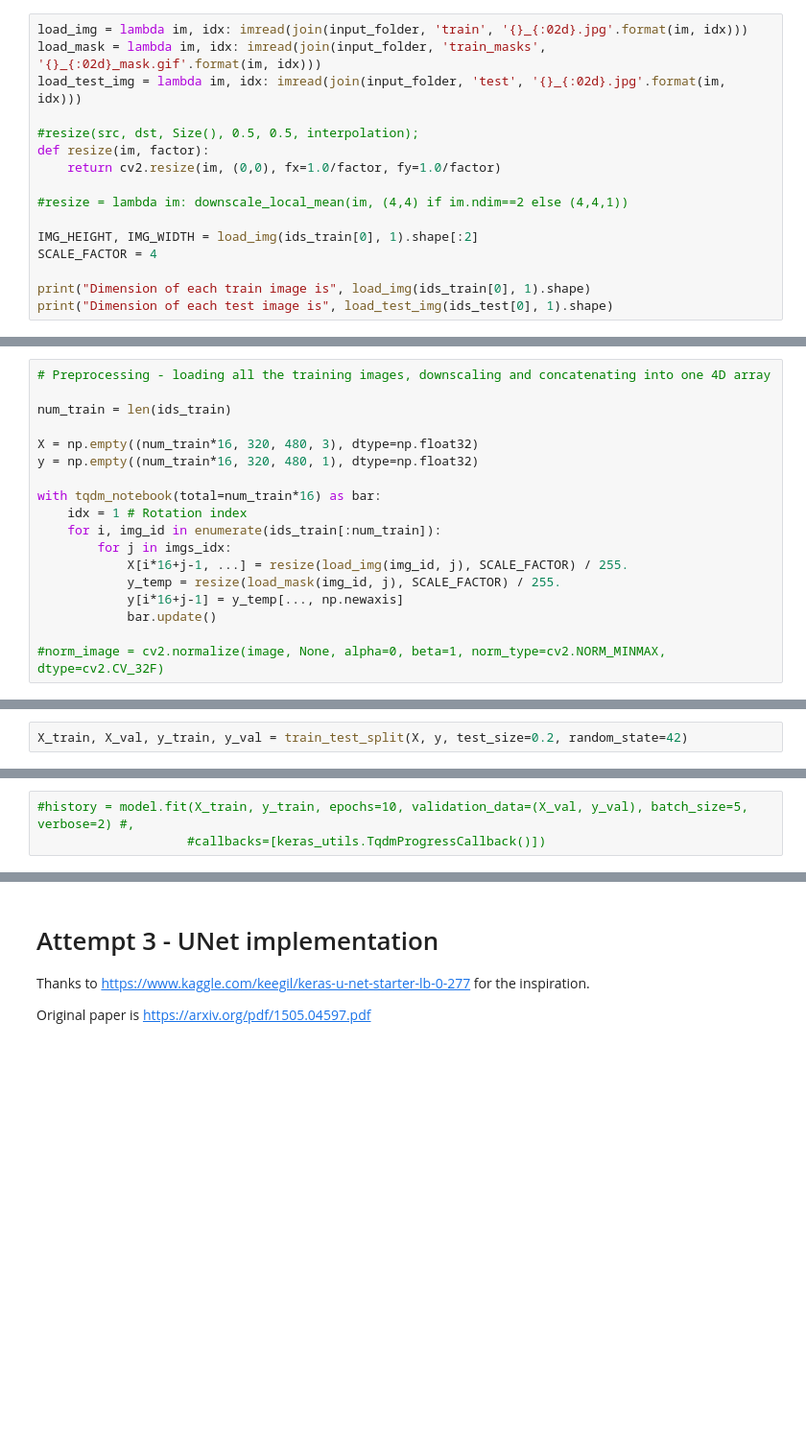
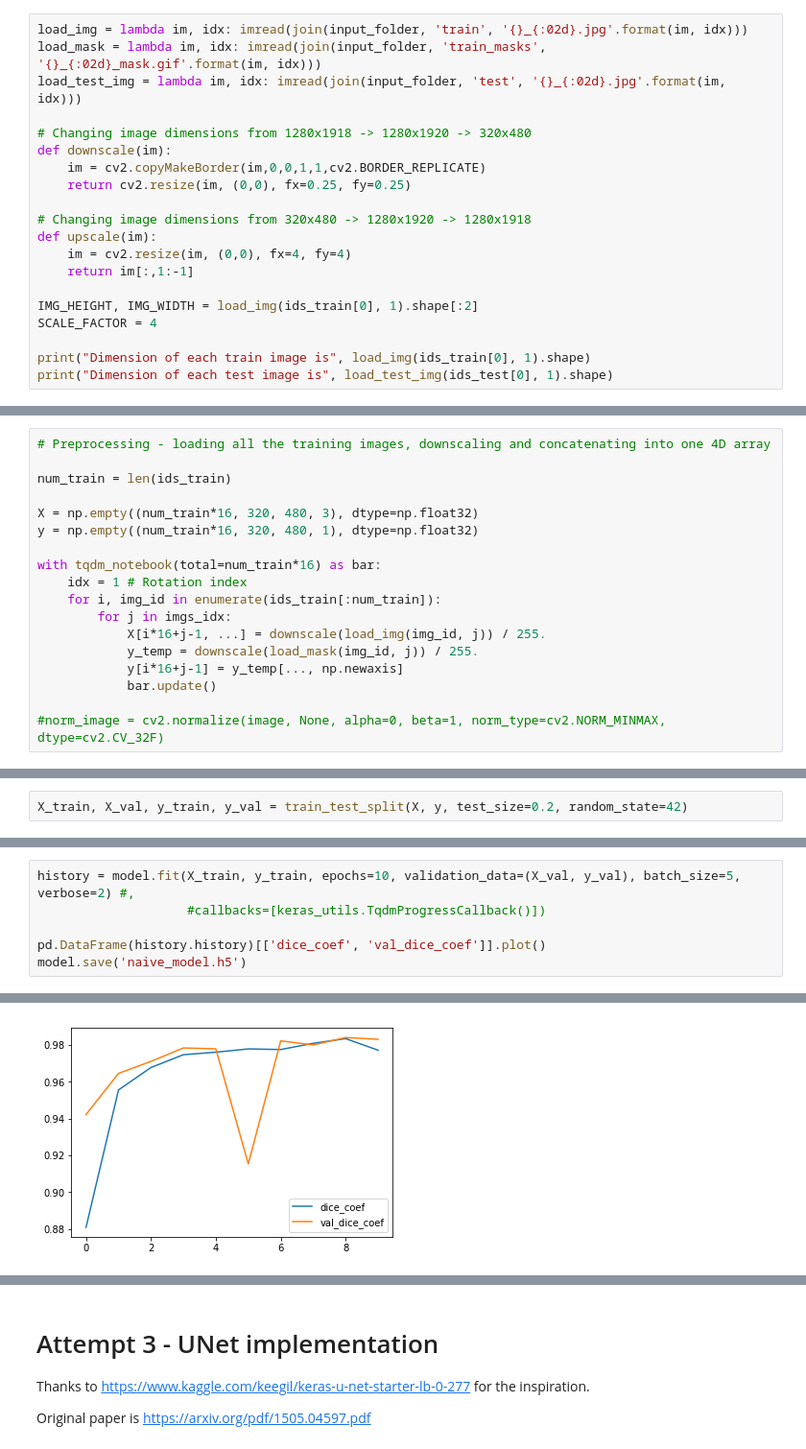
Before and after one commit to johnmicahreid/carvana_challenge, a Jupyter notebook: Carvana_v2.ipynb, the cells around one changed output, grey strips where cells are left out. Shown at 96% size. Drawn from its saved outputs; the diff is of its cells as text; blank space fills up the shorter version.

Commit message:
Adding in trained models

```diff
--- a/Carvana_v2.ipynb
+++ b/Carvana_v2.ipynb
@@ -38,11 +38,15 @@ load_img = lambda im, idx: imread(join(input_folder, 'train', '{}_{:02d}.jpg'.fo
 load_mask = lambda im, idx: imread(join(input_folder, 'train_masks', '{}_{:02d}_mask.gif'.format(im, idx)))
 load_test_img = lambda im, idx: imread(join(input_folder, 'test', '{}_{:02d}.jpg'.format(im, idx)))
 
-#resize(src, dst, Size(), 0.5, 0.5, interpolation);
-def resize(im, factor):
-    return cv2.resize(im, (0,0), fx=1.0/factor, fy=1.0/factor)
+# Changing image dimensions from 1280x1918 -> 1280x1920 -> 320x480
+def downscale(im):
+    im = cv2.copyMakeBorder(im,0,0,1,1,cv2.BORDER_REPLICATE)
+    return cv2.resize(im, (0,0), fx=0.25, fy=0.25)
 
-#resize = lambda im: downscale_local_mean(im, (4,4) if im.ndim==2 else (4,4,1))
+# Changing image dimensions from 320x480 -> 1280x1920 -> 1280x1918
+def upscale(im):
+    im = cv2.resize(im, (0,0), fx=4, fy=4)
+    return im[:,1:-1]
 
 IMG_HEIGHT, IMG_WIDTH = load_img(ids_train[0], 1).shape[:2]
 SCALE_FACTOR = 4
@@ -85,8 +82,8 @@ with tqdm_notebook(total=num_train*16) as bar:
     idx = 1 # Rotation index
     for i, img_id in enumerate(ids_train[:num_train]):
         for j in imgs_idx:
-            X[i*16+j-1, ...] = resize(load_img(img_id, j), SCALE_FACTOR) / 255.
-            y_temp = resize(load_mask(img_id, j), SCALE_FACTOR) / 255.
+            X[i*16+j-1, ...] = downscale(load_img(img_id, j)) / 255.
+            y_temp = downscale(load_mask(img_id, j)) / 255.
             y[i*16+j-1] = y_temp[..., np.newaxis]
             bar.update()
 
@@ -142,3 +158,7 @@ NameError: name 'Adam' is not defined
 # %%
-#history = model.fit(X_train, y_train, epochs=10, validation_data=(X_val, y_val), batch_size=5, verbose=2) #,
+history = model.fit(X_train, y_train, epochs=10, validation_data=(X_val, y_val), batch_size=5, verbose=2) #,
                     #callbacks=[keras_utils.TqdmProgressCallback()])
+
+pd.DataFrame(history.history)[['dice_coef', 'val_dice_coef']].plot()
+model.save('naive_model.h5')
+# %% [output]
@@ -144,0 +182 @@ NameError: name 'Adam' is not defined
+[figure, added]
```
Also changed, not shown: parts of 16 cells of this notebook, 2 other files.
